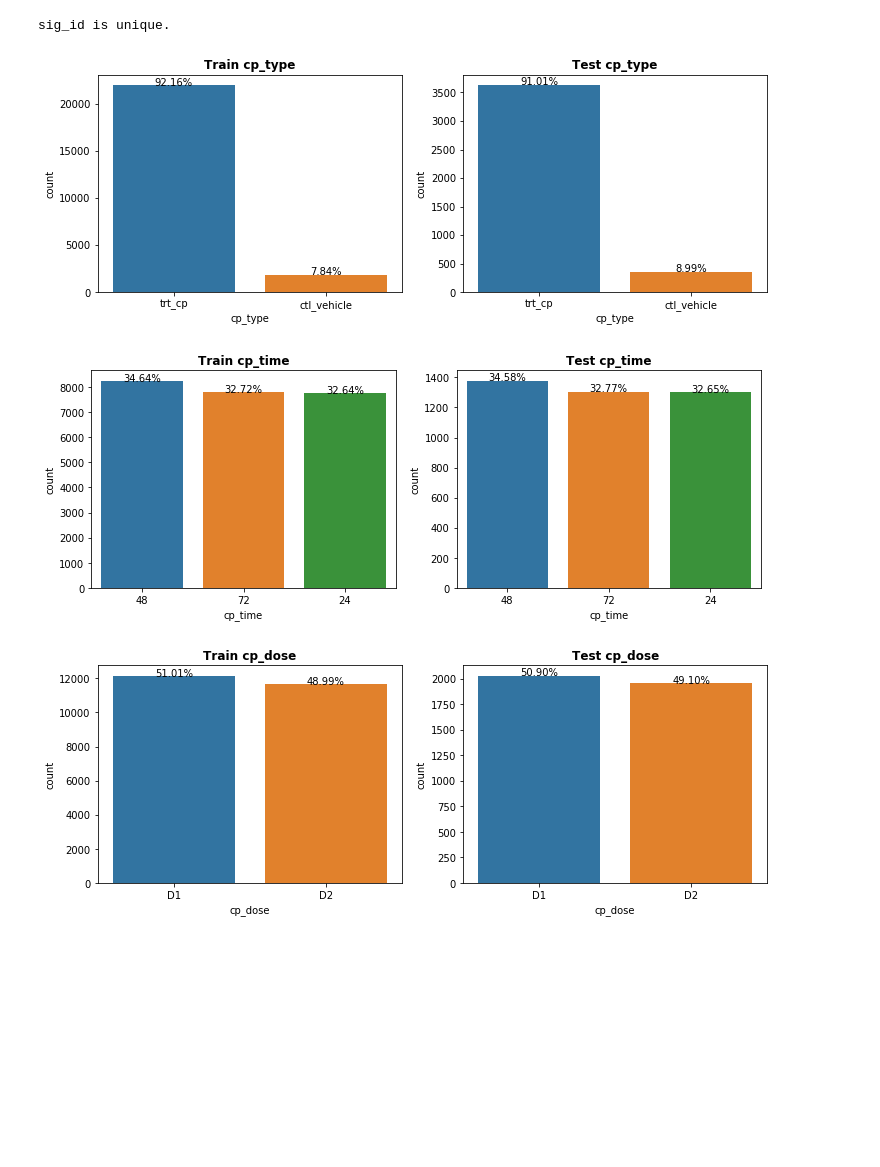
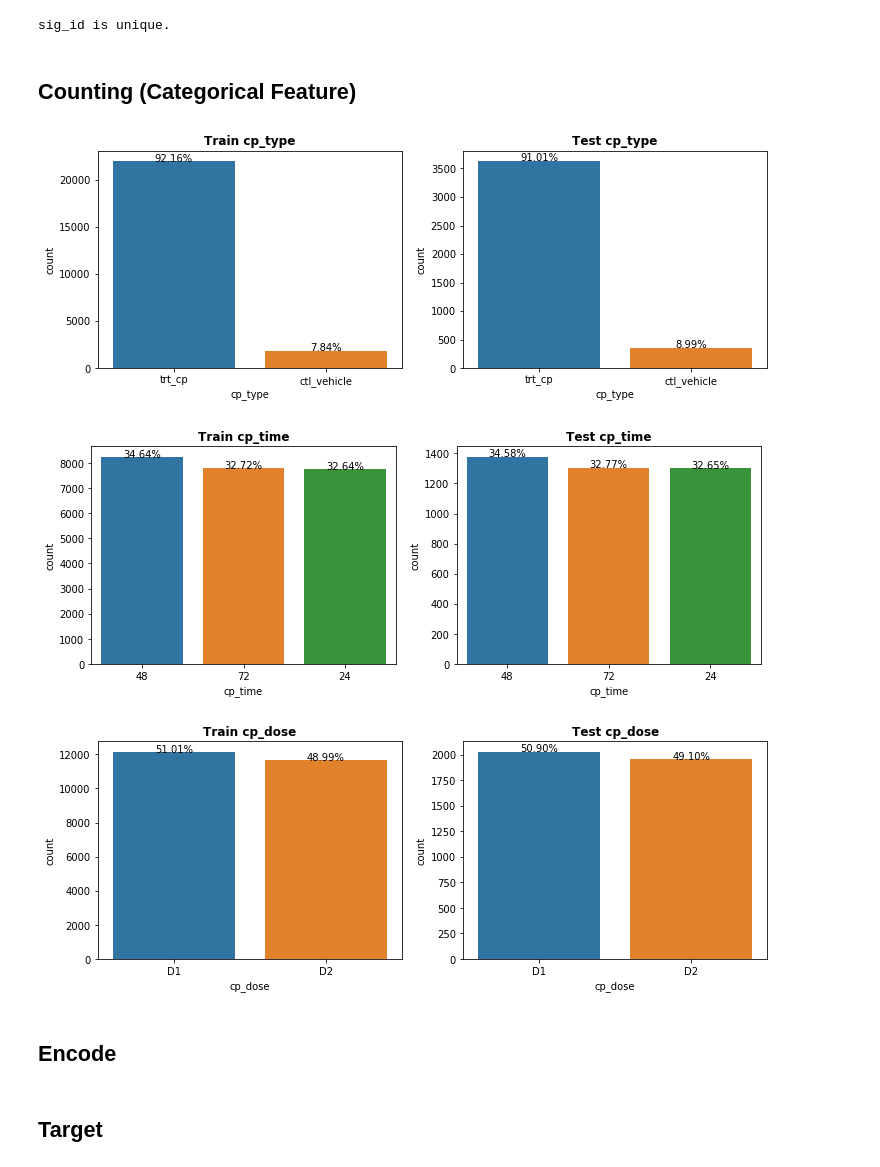
Before and after one commit to ShinAnase/MoA, a Jupyter notebook: EDA.ipynb, the cells around one changed output. Cells and saved outputs as stored; diff of their text form; code cells hidden in the pictures; blank space fills up the shorter version.

Commit message:
plot

```diff
--- a/EDA.ipynb
+++ b/EDA.ipynb
@@ -106,14 +97,15 @@ clmnNm = "sig_id"
 eda.chkUnique(df, clmnNm)
 # %% [output]
 sig_id is unique.
-# %%
-dfTrain = trainFeature
-dfTest = testFeature
-
-vsl.histColumn(dfTrain, dfTest, "cp_type")
-vsl.histColumn(dfTrain, dfTest, "cp_time")
-vsl.histColumn(dfTrain, dfTest, "cp_dose")
-# %% [output]
-[figure, removed]
-[figure, removed]
-[figure, removed]
+# %% [markdown]
+## Counting (Categorical Feature)
+# %%
+vsl.histCategory(trainFeature, testFeature, "cp_type")
+vsl.histCategory(trainFeature, testFeature, "cp_time")
+vsl.histCategory(trainFeature, testFeature, "cp_dose")
+# %% [output]
+[figure, added]
+[figure, added]
+[figure, added]
+# %% [markdown]
+## Encode
@@ -119,0 +120,2 @@ vsl.histColumn(dfTrain, dfTest, "cp_dose")
+# %% [markdown]
+## Target
```
Also changed, not shown: parts of 11 cells of this notebook, 1 other file.
